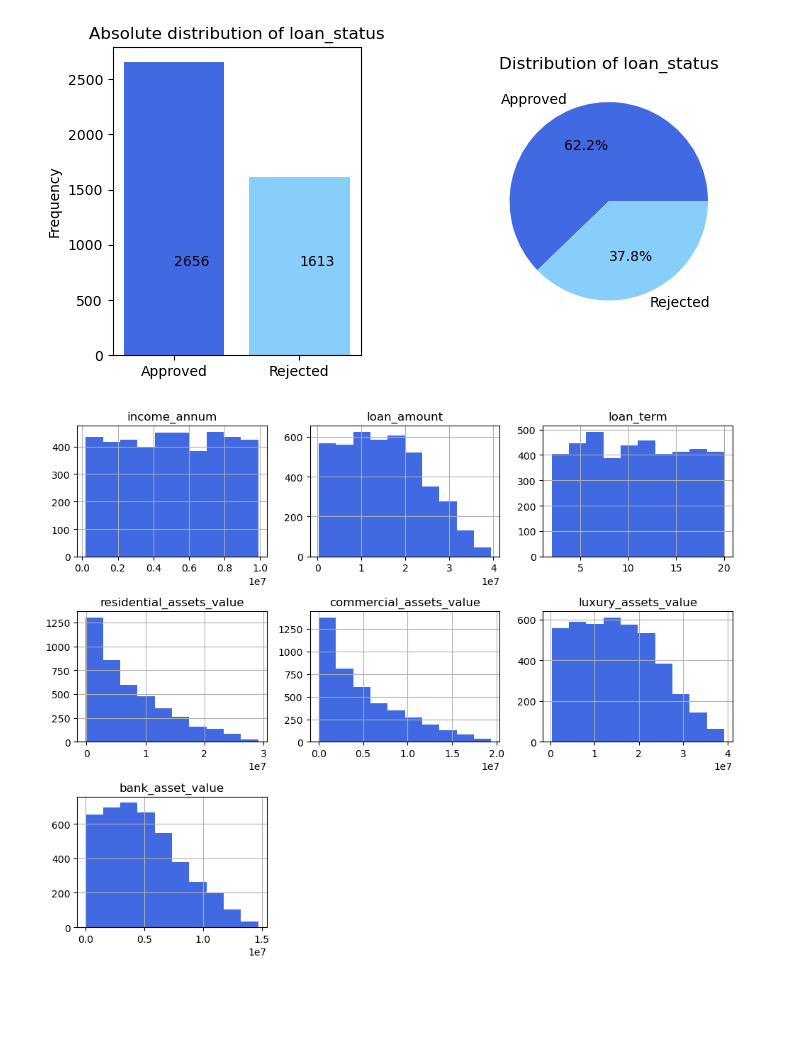
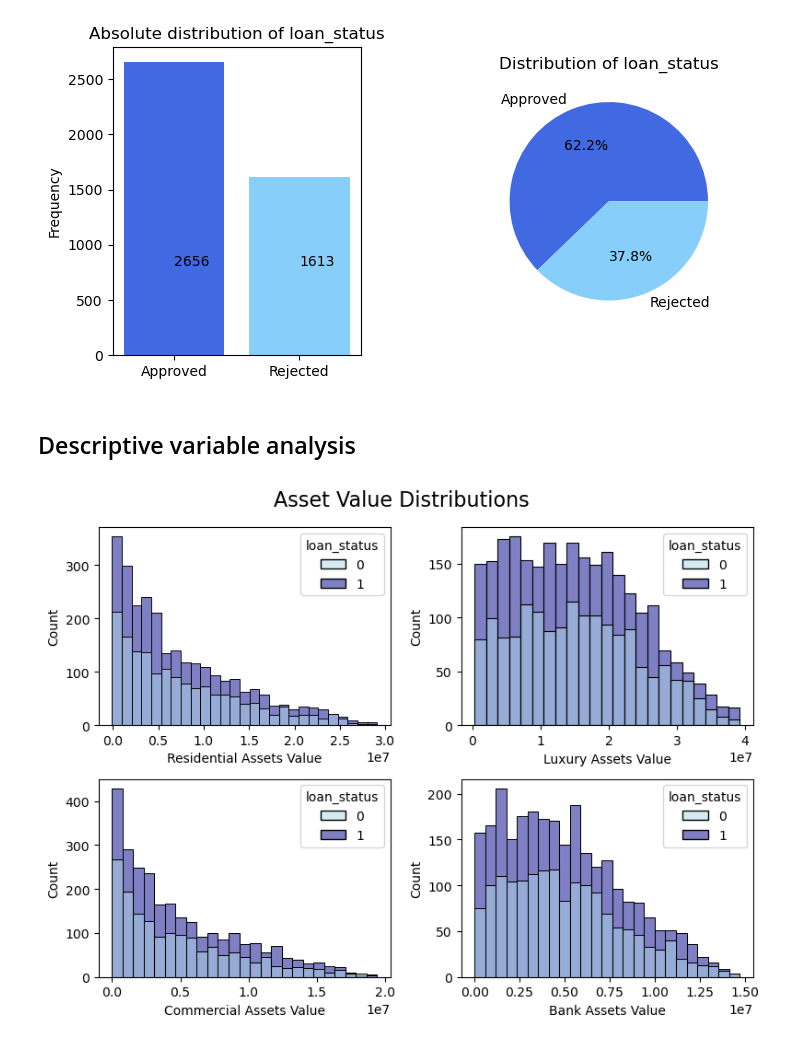
Before and after one commit to Rampenator/dsb, a Jupyter notebook: Group1 code.ipynb, the cells around one changed output. Saved outputs shown, nothing was run; the diff lists cells and outputs as text; code cells hidden in the pictures; blank space fills up the shorter version.

```diff
--- a/Group1 code.ipynb
+++ b/Group1 code.ipynb
@@ -120,9 +122,35 @@ loan_status
 0    1613
 Name: count, dtype: int64
 [figure]
-# %%
-kuvaajat = ["income_annum","loan_amount","loan_term","residential_assets_value","commercial_assets_value","luxury_assets_value","bank_asset_value"]
-loans[kuvaajat].hist(figsize=(10,8), color="royalblue")
-plt.tight_layout()
-# %% [output]
-[figure, removed]
+# %% [markdown]
+## Descriptive variable analysis
+# %%
+fig, axes = plt.subplots(2, 2, figsize=(8, 6))
+
+blue_palette = ["lightblue", "darkblue"]
+
+sns.histplot(loans, x='residential_assets_value', hue='loan_status', palette=blue_palette, ax=axes[0, 0])
+axes[0, 0].set_xlabel("Residential Assets Value")
+axes[0, 0].set_ylabel("Count")
+
+
+sns.histplot(loans, x='commercial_assets_value', hue='loan_status', palette=blue_palette, ax=axes[1, 0])
+axes[1, 0].set_xlabel("Commercial Assets Value")
+axes[1, 0].set_ylabel("Count")
+
+
+sns.histplot(loans, x='luxury_assets_value', hue='loan_status', palette=blue_palette, ax=axes[0, 1])
+axes[0, 1].set_xlabel("Luxury Assets Value")
+axes[0, 1].set_ylabel("Count")
+
+
+sns.histplot(loans, x='bank_asset_value', hue='loan_status', palette=blue_palette, ax=axes[1, 1])
+axes[1, 1].set_xlabel("Bank Assets Value")
+axes[1, 1].set_ylabel("Count")
+
+
+plt.suptitle("Asset Value Distributions", fontsize=16)
+plt.tight_layout()
+plt.show()
+# %% [output]
+[figure, added]
```
Also changed, not shown: parts of 2 cells of this notebook.
